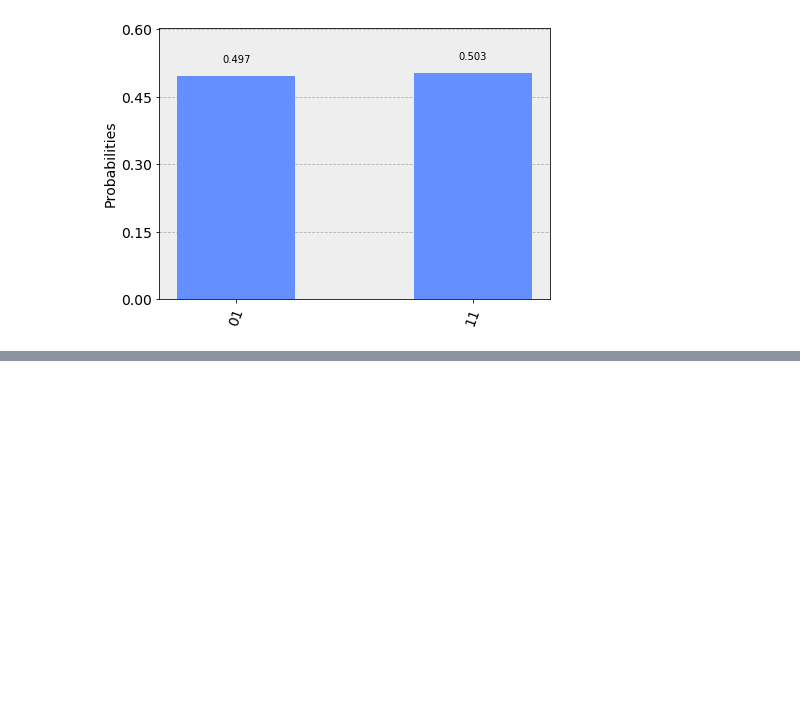
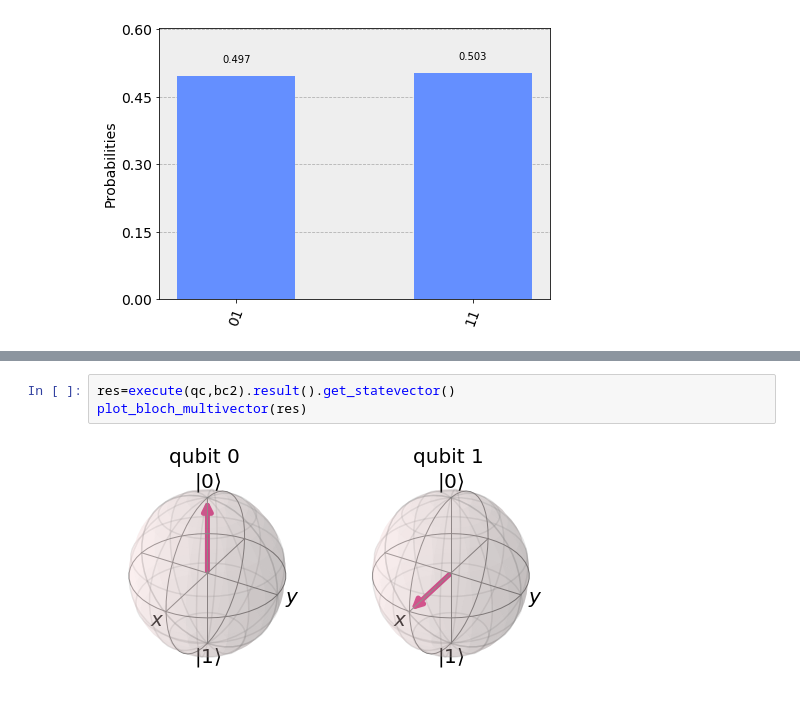
Before and after one commit to shashanka300/QC-practice, a Jupyter notebook: practice/gate observation.ipynb, the cells around one changed output, grey strips where cells are left out. Cells and saved outputs as stored; diff of their text form; blank space fills up the shorter version.

```diff
--- a/practice/gate observation.ipynb
+++ b/practice/gate observation.ipynb
@@ -393,0 +405,5 @@ plot_histogram(res)
+# %%
+res=execute(qc,bc2).result().get_statevector()
+plot_bloch_multivector(res)
+# %% [output]
+[figure, added]
```
Also changed, not shown: parts of 1 cell of this notebook.
